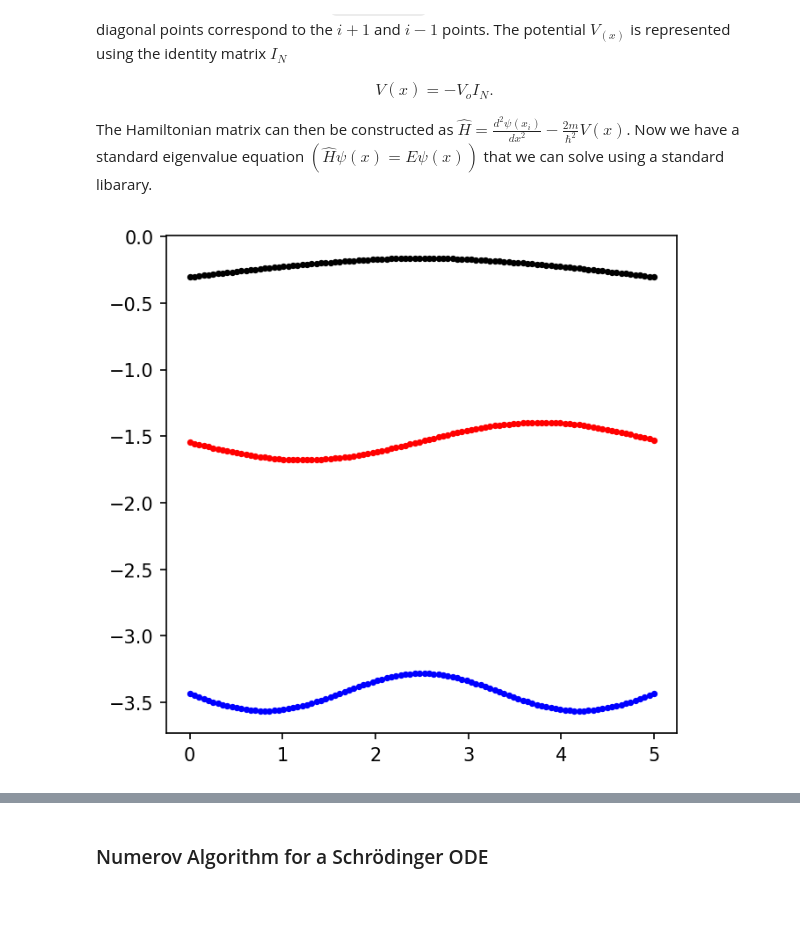
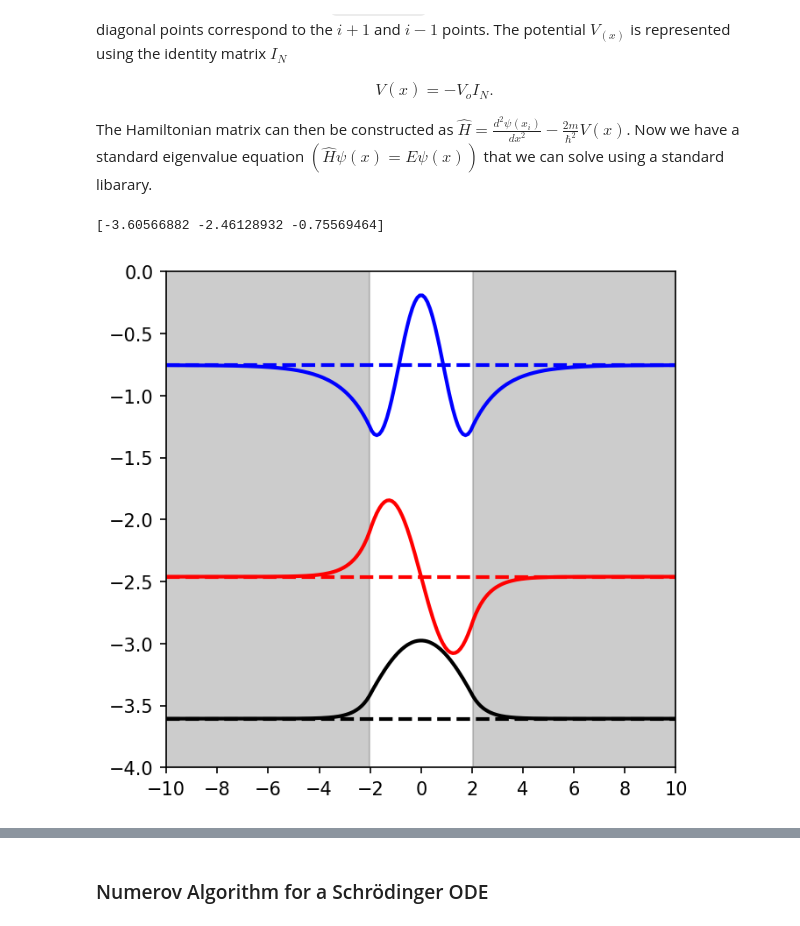
Before and after one commit to saturnaxis/CompPhysics, a Jupyter notebook: Chapter_7/Eigenvalues.ipynb, the cells around one changed output, grey strips where cells are left out. Cells and saved outputs as stored; diff of their text form; code cells hidden in the pictures; some formulas as TeX source.

```diff
--- a/Chapter_7/Eigenvalues.ipynb
+++ b/Chapter_7/Eigenvalues.ipynb
@@ -443,43 +389,61 @@ V(x) = -V_o I_N.
 The Hamiltonian matrix can then be constructed as $\hat{H} = \frac{d^2 \psi(x_i)}{dx^2} - \frac{2m}{\hbar^2}V(x)$.  Now we have a standard eigenvalue equation $(\hat{H}\psi(x) = E\psi(x))$ that we can solve using a standard libarary.
 # %%
 import numpy as np
-from numpy.linalg import eig
+from numpy.linalg import eigh
 import matplotlib.pyplot as plt
-from scipy.constants import hbar, m_p, eV, m_e
+from scipy.constants import physical_constants
 
-hbar = 1
-mass = 1
-V_o = -0.1
-step_size = 0.05
-N = 100
-well_start = int(0.4*N)
-well_stop = int(0.6*N)
-well_width = well_stop - well_start
+mass = physical_constants['proton mass energy equivalent in MeV'][0]
+hbar_c = 197.3269804 #hbar*c in MeV fm
+const = (2*mass)/(hbar_c)**2 #(2*mass*c^2/(hbar*c)**2)
+V_o = -83.
 
-K = np.diagflat(-2*np.ones(N),0) + np.diagflat(np.ones(N-1),1) + np.diagflat(np.ones(N-1),-1)
-V = np.diagflat(np.zeros(N))
-V[well_start:well_stop,well_start:well_stop] += np.diagflat(V_o*np.ones(well_width))
-H = -K/step_size**2 + (2*mass/hbar**2)*V
+x_left, x_right = -10., 10.
+n_steps = 201
+h = (x_right-x_left)/n_steps
+x = np.arange(x_left,x_right+h,h)
+N = len(x)
 
-Es, evectors = eig(H)
+well_width = 4.
+well_left, well_right = -well_width/2, well_width/2
 
+left_idx = int(np.abs(x_left-well_left)/h)+1
+right_idx = int(np.abs(x_left-well_right)/h)+1
+width_idx = right_idx - left_idx
 
-x_pos = np.linspace(0,step_size*N,N)
+#Construct the Hamiltonian
+K = np.diagflat(2*np.ones(N),0) - np.diagflat(np.ones(N-1),1) - np.diagflat(np.ones(N-1),-1)
+V = np.zeros((N,N))
+V[left_idx:right_idx,left_idx:right_idx] = np.diagflat(V_o*np.ones(width_idx))
+H = K/h**2 + const*V
 
-ground_state_wavefunction = evectors[:,0] + Es[0]*np.ones(N)
-first_excited_state = evectors[:,1] + Es[1]*np.ones(N)
-second_excited_state = evectors[:,2] + Es[2]*np.ones(N)
+Es, evectors = eigh(H)
+print(Es[:3])
+for i in range(3):
+        # normalize the eigenvectors:
+        evectors[:, i] = evectors[:, i] / np.sqrt(np.trapz(np.conj(evectors[:,i])*evectors[:,i],x))
+
+ground_state_wavefunction = -evectors[:,0] + Es[0]*np.ones(N)
+first_excited_state = -evectors[:,1] + Es[1]*np.ones(N)
+second_excited_state = -evectors[:,2] + Es[2]*np.ones(N)
 
 fig = plt.figure(figsize=(5,5),dpi=150)
 ax = fig.add_subplot(111)
 
-ax.plot(x_pos,ground_state_wavefunction,'k.',ms=5)
-ax.plot(x_pos,first_excited_state,'r.',ms=5)
-ax.plot(x_pos,second_excited_state,'b.',ms=5);
+color = ['k', 'r', 'b']
+for i in range(0,3):
+    wavefunction = -evectors[:,i] + Es[i]*np.ones(N)
+    ax.plot(x,wavefunction,'-',color=color[i],lw=2)
+    ax.plot(x,Es[i]*np.ones(N),'--', color=color[i], lw = 2)
 
-#ax.invert_yaxis();
+ax.set_ylim(-4,0)
+ax.set_xlim(-10,10)
+ax.set_xticks(np.arange(-10,12,2))
+ax.fill_between(x[:left_idx],0,-4,color='gray',alpha = 0.4)
+ax.fill_between(x[right_idx:],0,-4,color='gray',alpha = 0.4);
 # %% [output]
+[-3.60566882 -2.46128932 -0.75569464]
-[figure, old version]
+[figure, new version]
 # %% [markdown]
 ### Eigenvalues via ODE Sovler + Search
 
```
Also changed, not shown: parts of 10 cells of this notebook.
